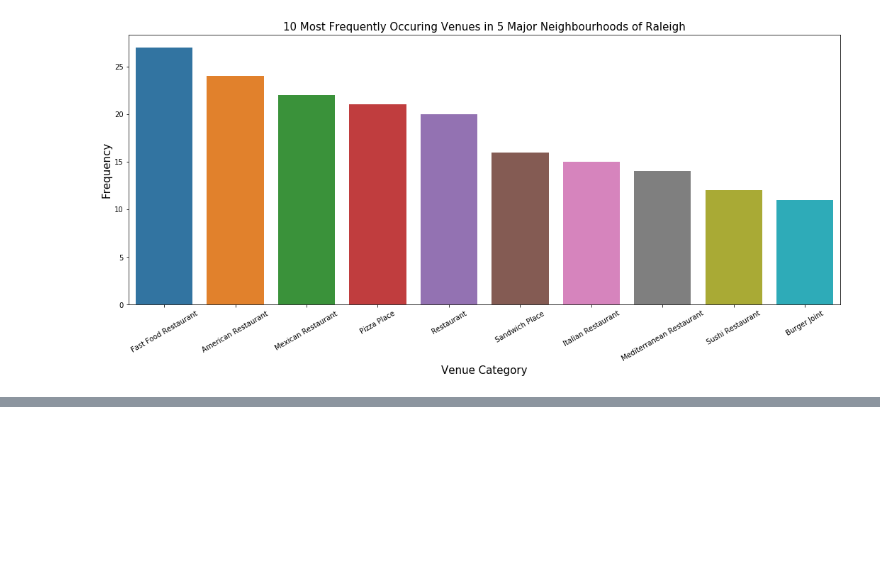
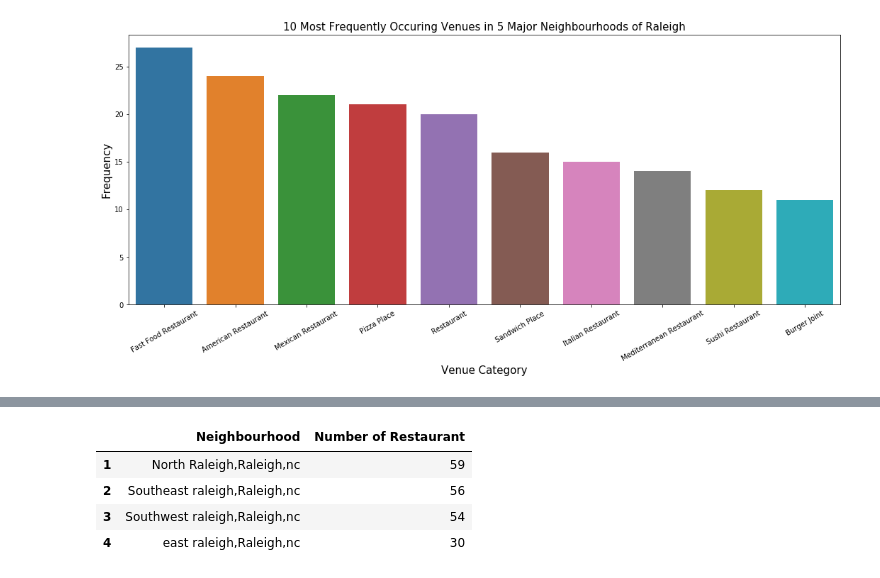
Before and after one commit to Devnathv/IBMCapstoneProject, a Jupyter notebook: FinalProject.ipynb, the cells around one changed output, grey strips where cells are left out. Drawn from its saved outputs; the diff is of its cells as text; code cells hidden in the pictures; blank space fills up the shorter version.

```diff
--- a/FinalProject.ipynb
+++ b/FinalProject.ipynb
@@ -431,0 +481,8 @@ plt.show()
+# %%
+Raleigh_Neigh_Venues_restaurant
+# %% [output]
+|  | Neighbourhood | Number of Restaurant |
+| 1 | North Raleigh,Raleigh,nc | 59 |
+| 2 | Southeast raleigh,Raleigh,nc | 56 |
+| 3 | Southwest raleigh,Raleigh,nc | 54 |
+| 4 | east raleigh,Raleigh,nc | 30 |
```
Also changed, not shown: parts of 4 cells of this notebook.
